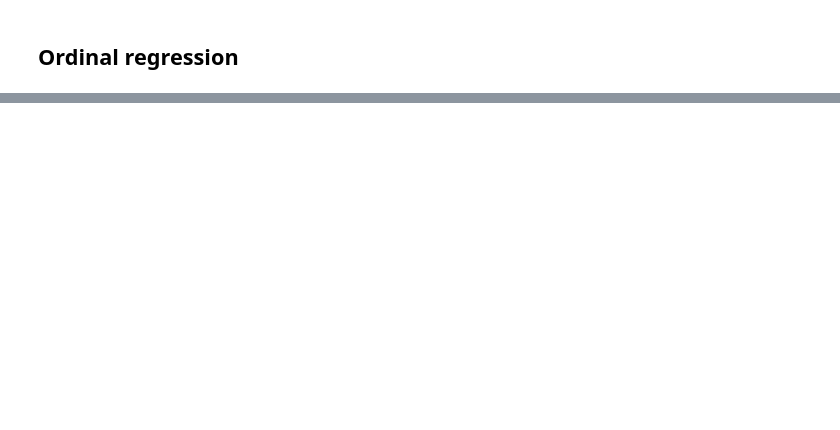
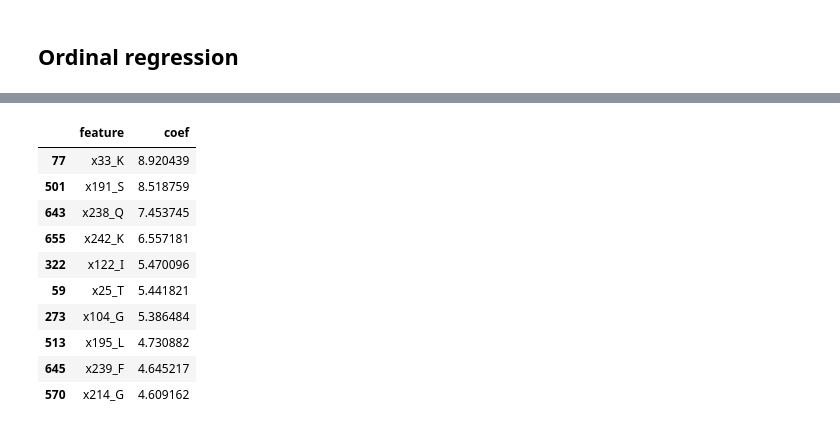
Before and after one commit to RomeroLab/sadx-latent-function, a Jupyter notebook: projects/Biochemical_Ordinal/Ordinal Regression.ipynb, the cells around one changed output, grey strips where cells are left out. Cells and saved outputs as stored; diff of their text form; code cells hidden in the pictures; blank space fills up the shorter version.

```diff
--- a/projects/Biochemical_Ordinal/Ordinal Regression.ipynb
+++ b/projects/Biochemical_Ordinal/Ordinal Regression.ipynb
@@ -111,0 +195,14 @@ array([[0., 0., 1., ..., 0., 1., 0.],
+# %%
+best_results.sort_values('coef', ascending=False).head(10)
+# %% [output]
+|  | feature | coef |
+| 77 | x33_K | 8.920439 |
+| 501 | x191_S | 8.518759 |
+| 643 | x238_Q | 7.453745 |
+| 655 | x242_K | 6.557181 |
+| 322 | x122_I | 5.470096 |
+| 59 | x25_T | 5.441821 |
+| 273 | x104_G | 5.386484 |
+| 513 | x195_L | 4.730882 |
+| 645 | x239_F | 4.645217 |
+| 570 | x214_G | 4.609162 |
```
Also changed, not shown: parts of 21 cells of this notebook.
